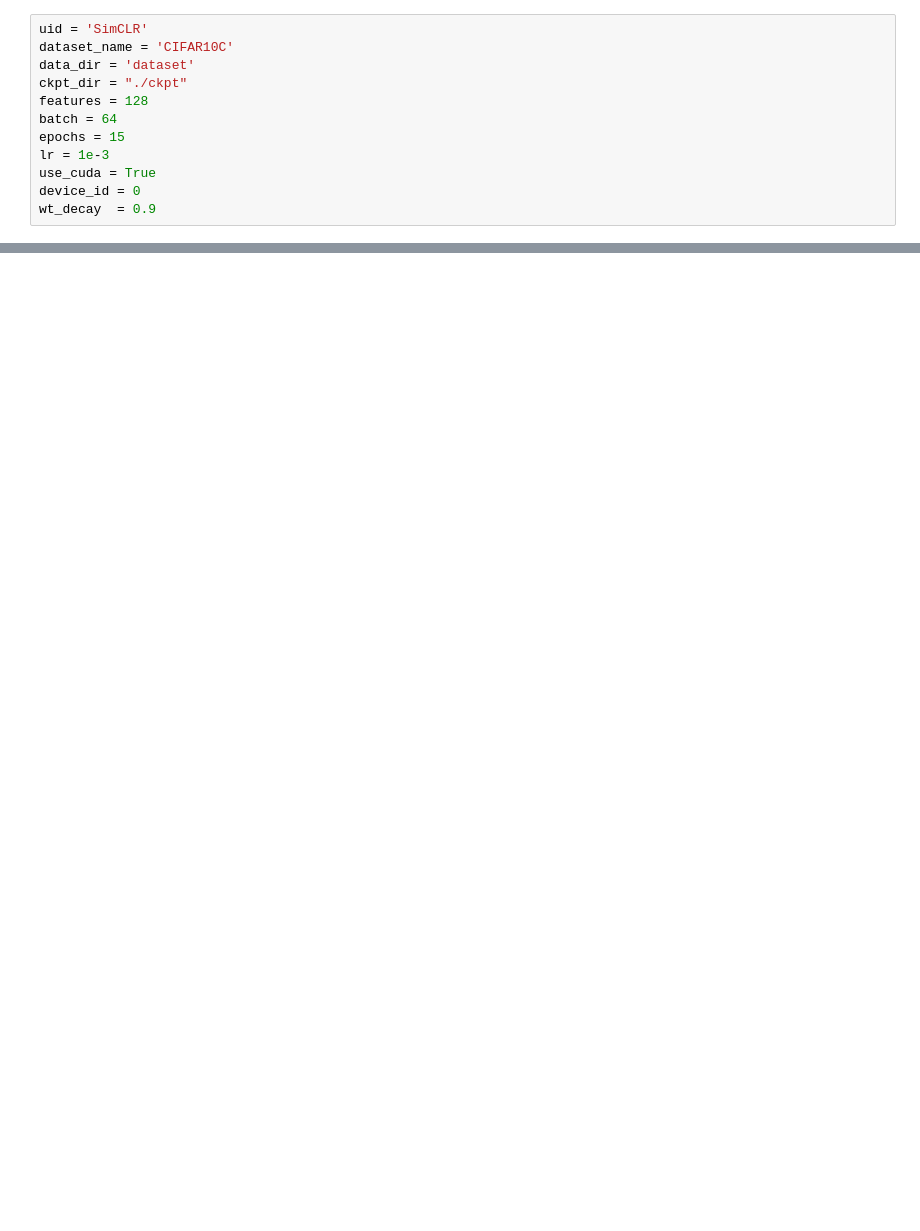
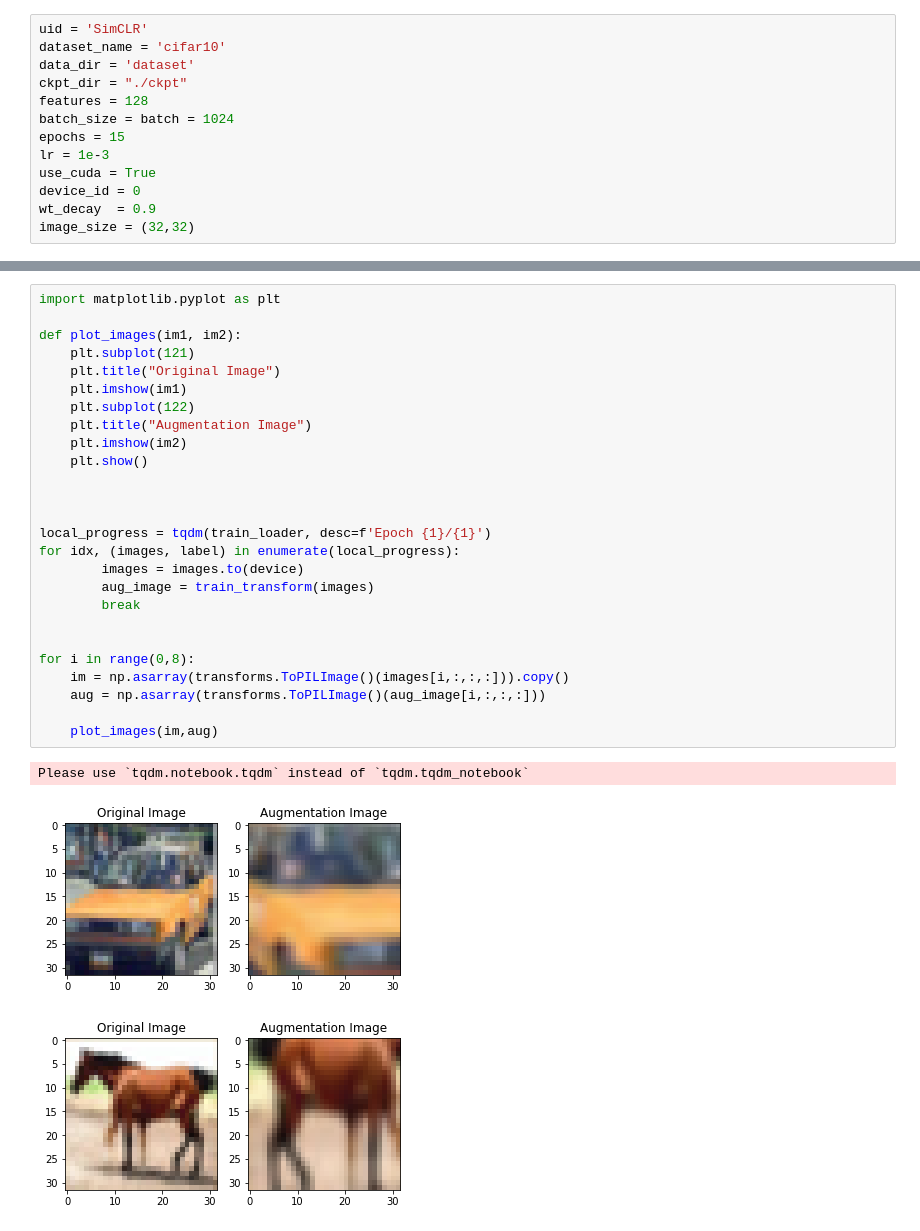
Before and after one commit to nikheelpandey/TAUP-PyTorch, a Jupyter notebook: contrastive-learning-demo.ipynb, the cells around one changed output, grey strips where cells are left out. Drawn from its saved outputs; the diff is of its cells as text; blank space fills up the shorter version.

```diff
--- a/contrastive-learning-demo.ipynb
+++ b/contrastive-learning-demo.ipynb
@@ -117,15 +130,16 @@ class ContrastiveLearner(nn.Module):
 # %%
 uid = 'SimCLR'
-dataset_name = 'CIFAR10C'
+dataset_name = 'cifar10'
 data_dir = 'dataset'
 ckpt_dir = "./ckpt"
 features = 128
-batch = 64
+batch_size = batch = 1024
 epochs = 15
 lr = 1e-3
 use_cuda = True
 device_id = 0
 wt_decay  = 0.9
+image_size = (32,32)
 # %%
 if use_cuda:
     dtype = torch.cuda.FloatTensor
@@ -173,0 +236,30 @@ Files already downloaded and verified
+# %%
+import matplotlib.pyplot as plt
+
+def plot_images(im1, im2):
+    plt.subplot(121)
+    plt.title("Original Image")
+    plt.imshow(im1)
+    plt.subplot(122)
+    plt.title("Augmentation Image")
+    plt.imshow(im2)
+    plt.show()
+
+
+
+local_progress = tqdm(train_loader, desc=f'Epoch {1}/{1}')
+for idx, (images, label) in enumerate(local_progress):
+        images = images.to(device)
+        aug_image = train_transform(images)
+        break
+
+
+for i in range(0,8):
+    im = np.asarray(transforms.ToPILImage()(images[i,:,:,:])).copy()
+    aug = np.asarray(transforms.ToPILImage()(aug_image[i,:,:,:]))
+
+    plot_images(im,aug)
+# %% [output]
+Please use `tqdm.notebook.tqdm` instead of `tqdm.tqdm_notebook`
+[figure, added]
+[figure, added]
```
Also changed, not shown: parts of 11 cells of this notebook, 2 other files.
